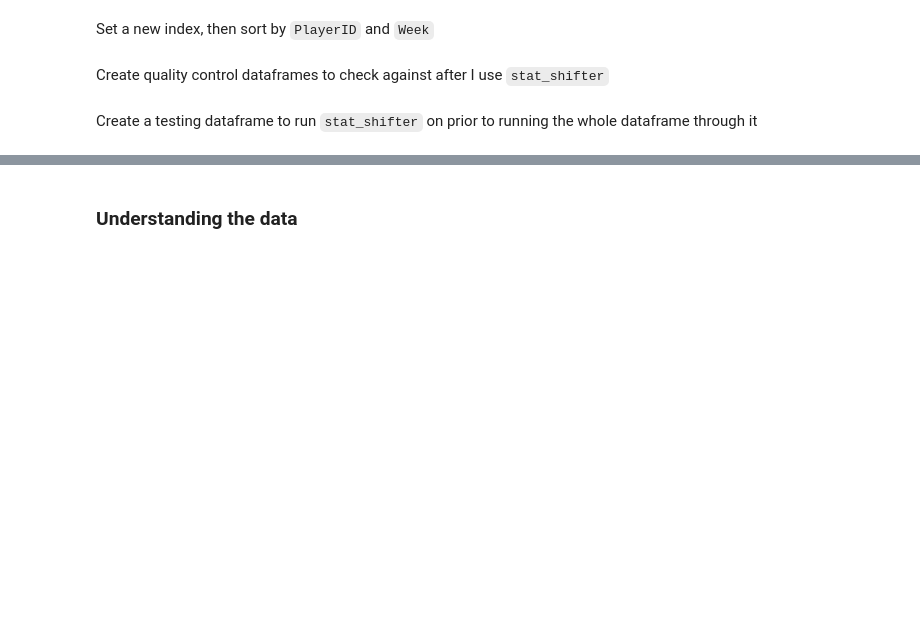
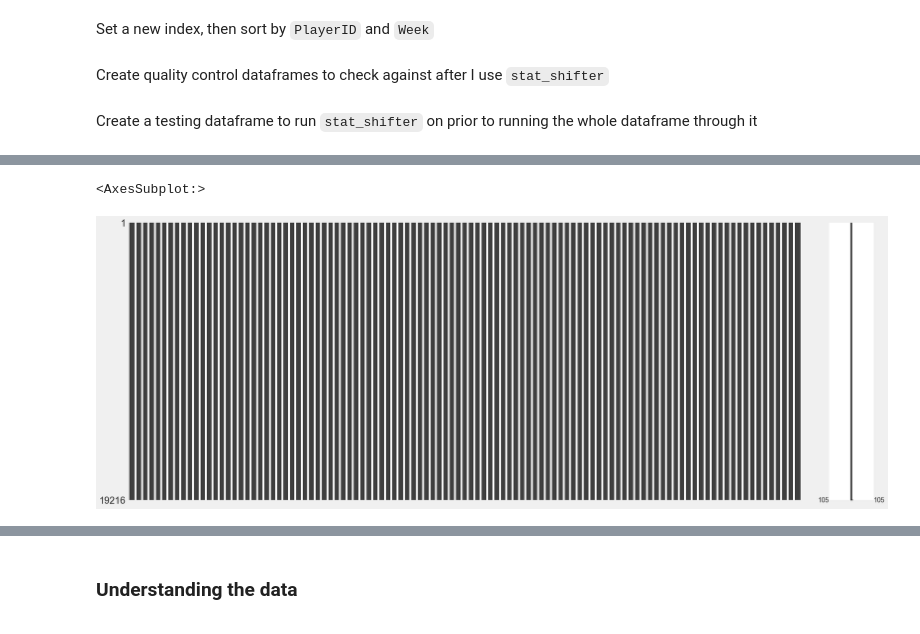
Before and after one commit to oconnorac/Cloudy-with-a-Chance-of-Football, a Jupyter notebook: notebooks/machine_learning/GlobalModel.ipynb, the cells around one changed output, grey strips where cells are left out. Drawn from its saved outputs; the diff is of its cells as text; code cells hidden in the pictures; blank space fills up the shorter version.

```diff
--- a/notebooks/machine_learning/GlobalModel.ipynb
+++ b/notebooks/machine_learning/GlobalModel.ipynb
@@ -1325,0 +1011,6 @@ df = df.drop(['Team_x','Position_x'],axis = 'columns')
+# %%
+df = pd.concat([stats_2019,stats_2020], axis = 'rows')
+msno.matrix(df)
+# %% [output]
+<AxesSubplot:>
+[figure, added]
```
Also changed, not shown: parts of 97 cells of this notebook, 2 other files.
